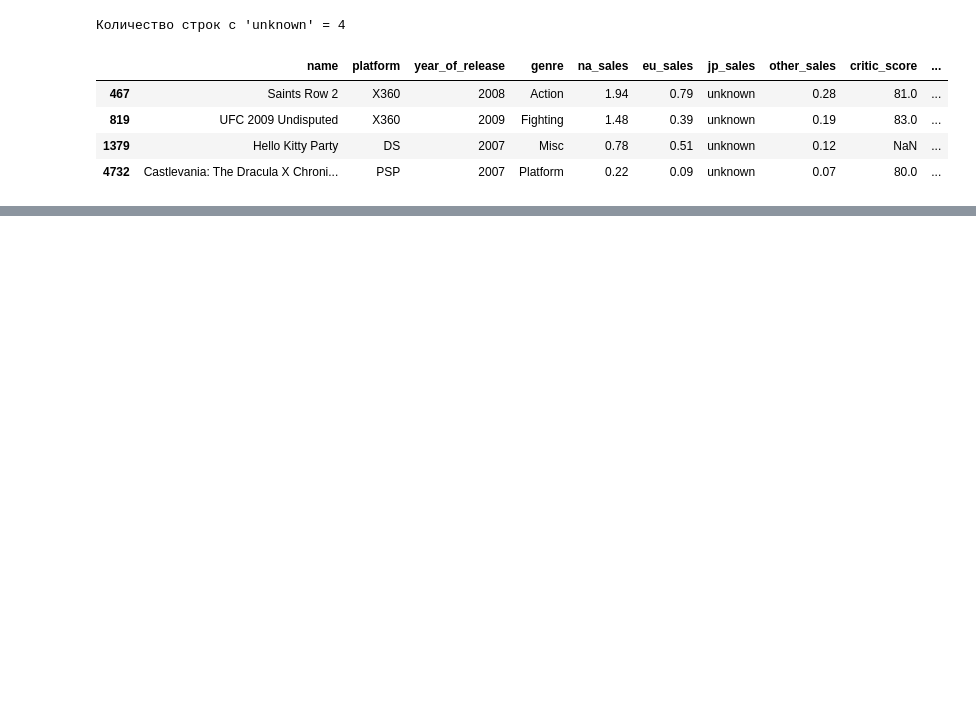
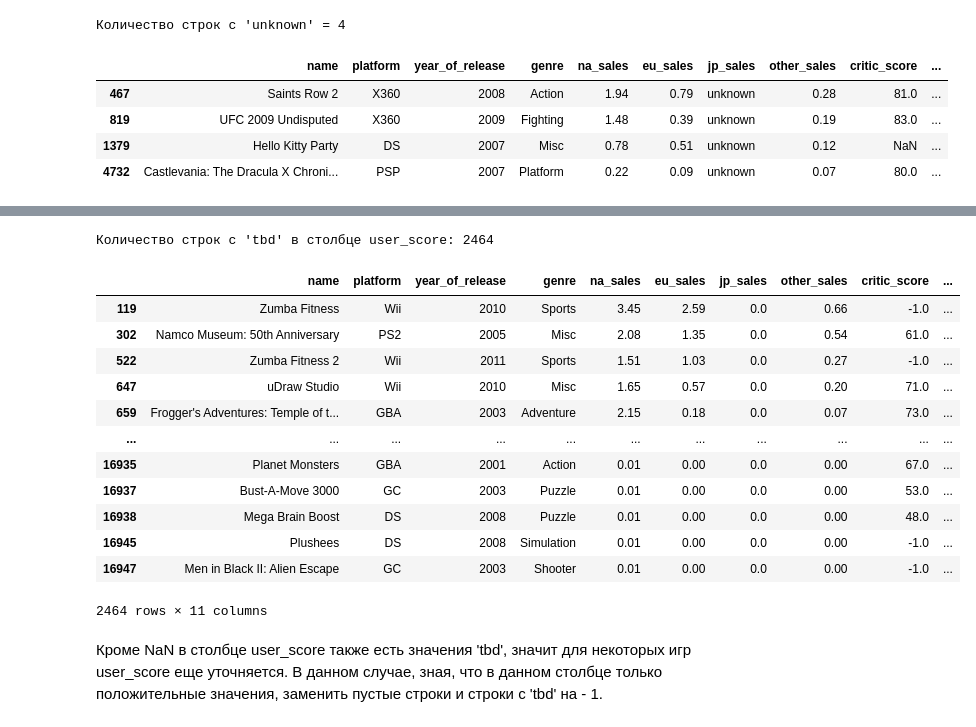
Before and after one commit to blbl-blbl/yandex_practicum_Data_Science_Course, a Jupyter notebook: Module_2_Python_Preprocessing/Secrets_of_the_Dark_Forest.ipynb, the cells around one changed output, grey strips where cells are left out. Cells and saved outputs as stored; diff of their text form; code cells hidden in the pictures; blank space fills up the shorter version.

```diff
--- a/Module_2_Python_Preprocessing/Secrets_of_the_Dark_Forest.ipynb
+++ b/Module_2_Python_Preprocessing/Secrets_of_the_Dark_Forest.ipynb
@@ -320,0 +395,23 @@ dtype('float64')
+# %%
+# Пытаемся преобразовать в float и заодно проверяем есть ли неподходящие значения
+c_df['user_score'] = c_df['user_score'].astype('float64')
+# %%
+print(f"Количество строк с 'tbd' в столбце user_score: {len(c_df[c_df['user_score']=='tbd'])}")
+c_df[c_df['user_score']=='tbd']
+# %% [output]
+Количество строк с 'tbd' в столбце user_score: 2464
+|  | name | platform | year_of_release | genre | na_sales | eu_sales | jp_sales | other_sales | critic_score | ... |
+| 119 | Zumba Fitness | Wii | 2010 | Sports | 3.45 | 2.59 | 0.0 | 0.66 | -1.0 | ... |
+| 302 | Namco Museum: 50th Anniversary | PS2 | 2005 | Misc | 2.08 | 1.35 | 0.0 | 0.54 | 61.0 | ... |
+| 522 | Zumba Fitness 2 | Wii | 2011 | Sports | 1.51 | 1.03 | 0.0 | 0.27 | -1.0 | ... |
+| 647 | uDraw Studio | Wii | 2010 | Misc | 1.65 | 0.57 | 0.0 | 0.20 | 71.0 | ... |
+| 659 | Frogger's Adventures: Temple of t... | GBA | 2003 | Adventure | 2.15 | 0.18 | 0.0 | 0.07 | 73.0 | ... |
+| ... | ... | ... | ... | ... | ... | ... | ... | ... | ... | ... |
+| 16935 | Planet Monsters | GBA | 2001 | Action | 0.01 | 0.00 | 0.0 | 0.00 | 67.0 | ... |
+| 16937 | Bust-A-Move 3000 | GC | 2003 | Puzzle | 0.01 | 0.00 | 0.0 | 0.00 | 53.0 | ... |
+| 16938 | Mega Brain Boost | DS | 2008 | Puzzle | 0.01 | 0.00 | 0.0 | 0.00 | 48.0 | ... |
+| 16945 | Plushees | DS | 2008 | Simulation | 0.01 | 0.00 | 0.0 | 0.00 | -1.0 | ... |
+| 16947 | Men in Black II: Alien Escape | GC | 2003 | Shooter | 0.01 | 0.00 | 0.0 | 0.00 | -1.0 | ... |
+2464 rows × 11 columns
+# %% [markdown]
+Кроме NaN в столбце user_score также есть значения 'tbd', значит для некоторых игр user_score еще уточняется. В данном случае, зная, что в данном столбце только положительные значения, заменить пустые строки и строки с 'tbd' на - 1.
```
Also changed, not shown: parts of 19 cells of this notebook.
